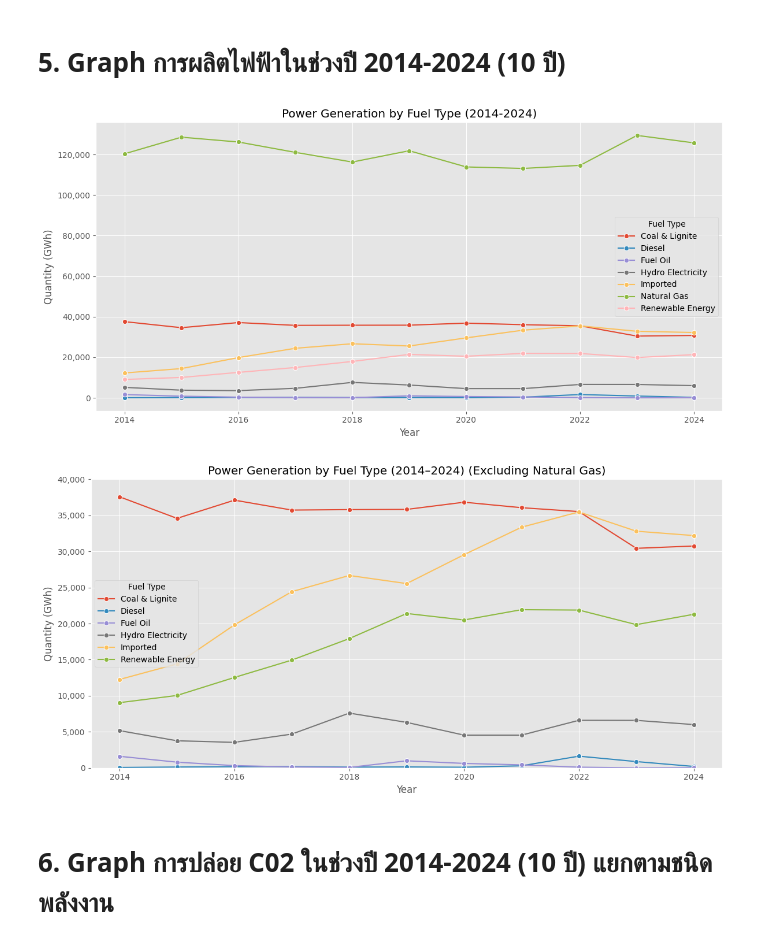
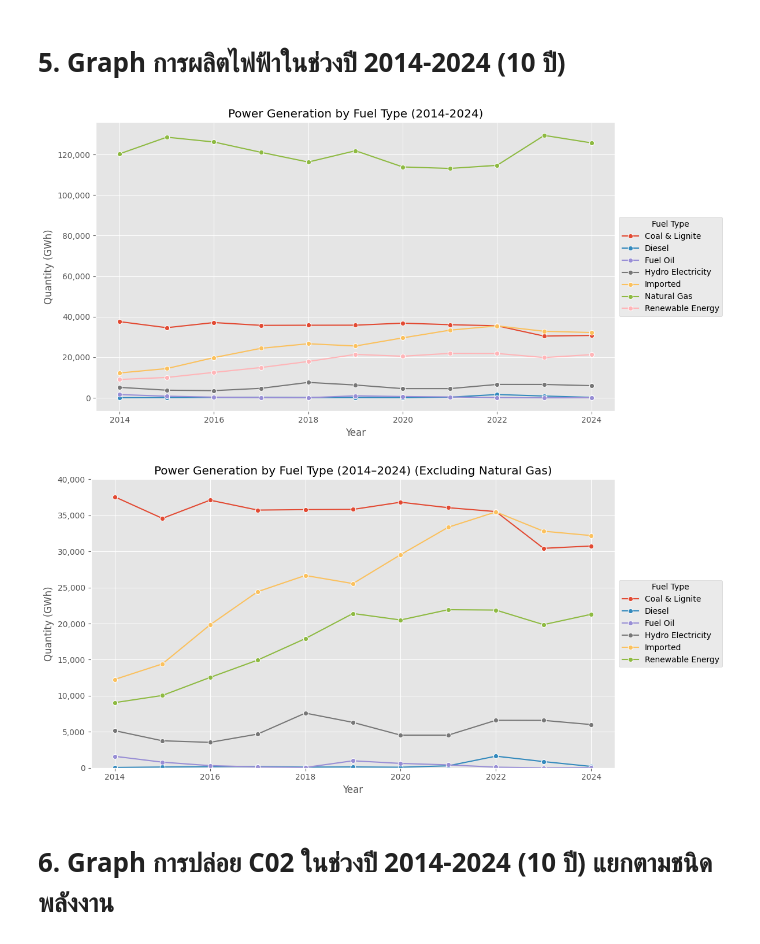
Before and after one commit to immiesp/DADS5001_miniproject, a Jupyter notebook: Mini_Project_DADS5001.ipynb, the cells around one changed output. Cells and saved outputs as stored; diff of their text form; code cells hidden in the pictures.

```diff
--- a/Mini_Project_DADS5001.ipynb
+++ b/Mini_Project_DADS5001.ipynb
@@ -670,13 +670,13 @@ plt.xlabel('Year')
 plt.ylabel('Quantity (GWh)')
 plt.title('Power Generation by Fuel Type (2014-2024)')
 plt.grid(True)
-plt.legend(title='Fuel Type')
+plt.legend(title='Fuel Type', loc='center left', bbox_to_anchor=(1, 0.5))
 plt.tight_layout()
 plt.gca().yaxis.set_major_formatter(mtick.StrMethodFormatter('{x:,.0f}'))
 plt.savefig("Figure8.png", dpi=300)
 plt.show()
 # %% [output]
-[figure, old version]
+[figure, new version]
 # %%
 # ตัด Natural Gas ออก เพื่อดูอัตราการเติบโตของส่วนที่เหลือ เนื่องจาก Natural Gas มีสัดส่วนที่แตกต่างจากอันอื่นมาก ทำให้มองเห็นเทรนยาก
 # เลือกเฉพาะ row ที่มี Year 2014-2024 และ Fuel Type ไม่ใช่ Natural Gas
@@ -689,35 +689,36 @@ df_gen_filtered_cut = df_generation_filtered[
 quantity_by_fuel_year = (
     df_gen_filtered_cut
     .groupby(['Year', 'Fuel Type'])['Quantity']
     .sum()
     .reset_index()
 )
 
 # แปลงหน่วยเป็นพัน GWh
 quantity_by_fuel_year['Quantity'] = quantity_by_fuel_year['Quantity']
 
 # สร้างกราฟด้วย seaborn
 plt.figure(figsize=(12, 6))
 sns.lineplot(
     data=quantity_by_fuel_year,
     x='Year',
     y='Quantity',
     hue='Fuel Type',
     marker='o'
 )
 
 plt.xlabel('Year')
 plt.ylabel('Quantity (GWh)')
 plt.title('Power Generation by Fuel Type (2014–2024) (Excluding Natural Gas)')
 plt.ylim(0, 40000)
 plt.grid(True)
-plt.legend(title='Fuel Type')
+
+plt.legend(title='Fuel Type', loc='center left', bbox_to_anchor=(1, 0.5))
 plt.tight_layout()
 plt.gca().yaxis.set_major_formatter(mtick.StrMethodFormatter('{x:,.0f}'))
 plt.savefig("Figure9.png", dpi=300)
 plt.show()
 # %% [output]
-[figure, old version]
+[figure, new version]
 # %% [markdown]
 # 6. Graph การปล่อย C02 ในช่วงปี 2014-2024 (10 ปี) แยกตามชนิดพลังงาน
 # %%
```
Also changed, not shown: parts of 2 cells of this notebook.
